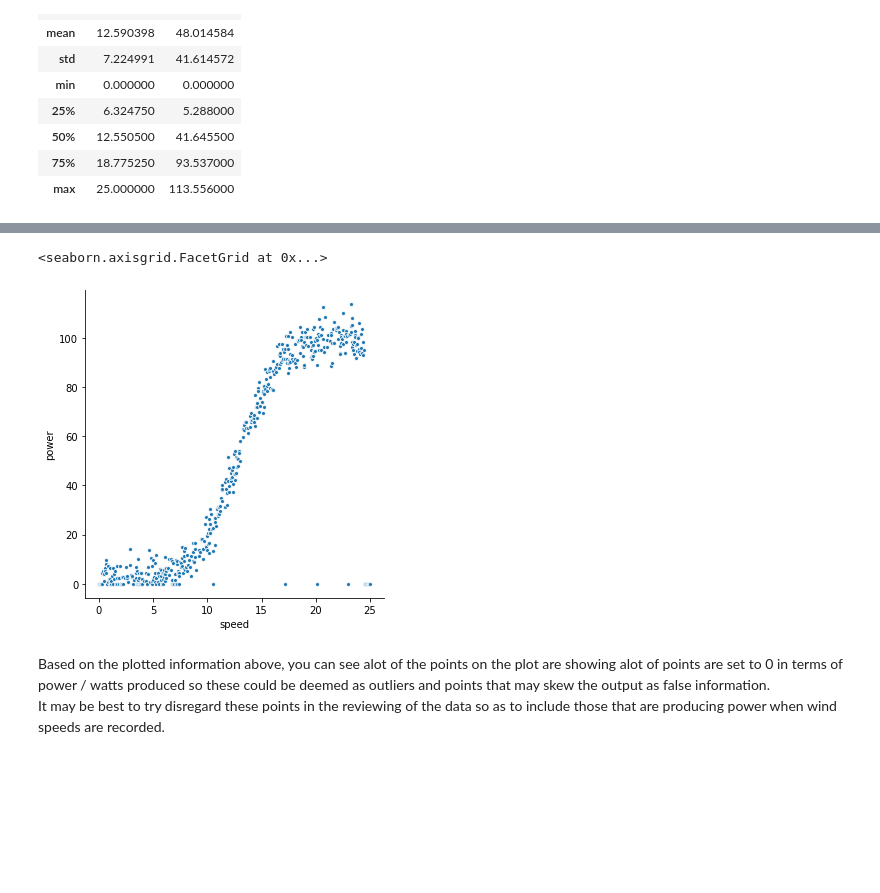
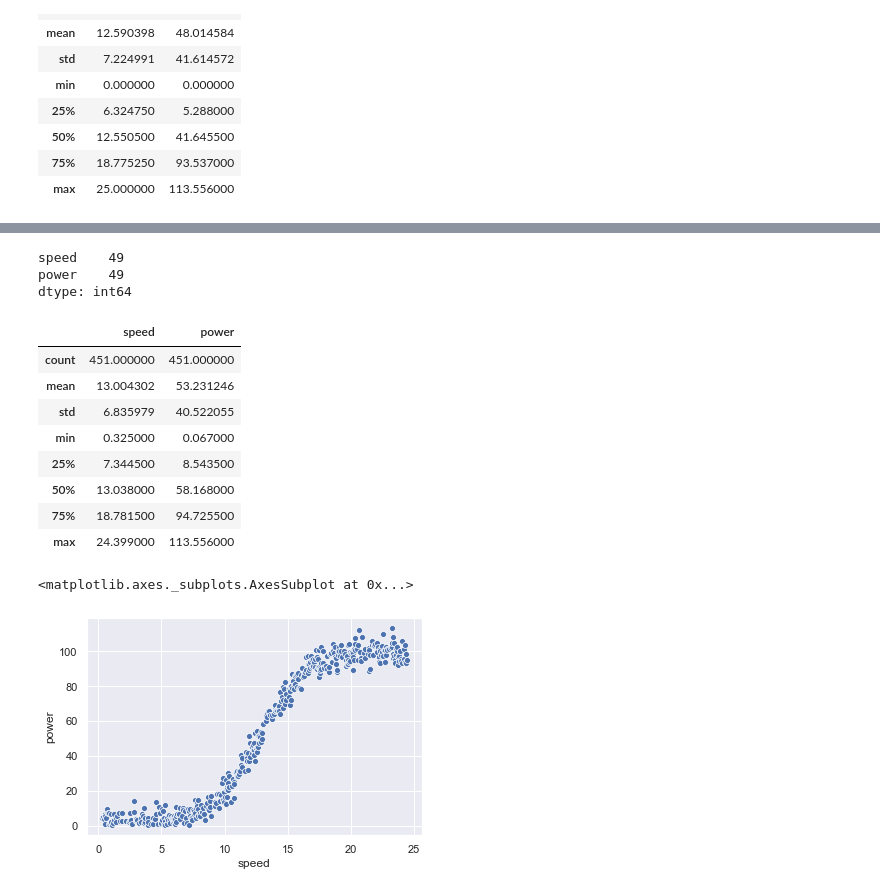
Before and after one commit to vwalsh86/Machine_Learning_Assessment, a Jupyter notebook: Wind Turbine Power.ipynb, the cells around one changed output, grey strips where cells are left out. Saved outputs shown, nothing was run; the diff lists cells and outputs as text; code cells hidden in the pictures; blank space fills up the shorter version.

```diff
--- a/Wind Turbine Power.ipynb
+++ b/Wind Turbine Power.ipynb
@@ -149,8 +164,8 @@ import matplotlib.pyplot as plt
 import seaborn as sns
 # %%
 # Read in the dataset from CSV file
-power_data = pd.read_csv("powerproduction.csv")
-print(power_data)
+data = pd.read_csv("powerproduction.csv")
+print(data)
 # %% [output]
       speed  power
 0     0.000    0.0
@@ -181,8 +384,32 @@ power_data.describe()
+# %%
+# There are 49 instances in the dataset where the power output is set to 0.
+
+cleandata.count()
+# %% [output]
+speed    49
+power    49
+dtype: int64
+# %%
+# Cleaning the dataset by removing all instances of power = 0
+
+index = data[(data['power'] == 0)].index
+data.drop(index, inplace=True)
+# %%
+# Gathering info for the new dataset to confirm the previous call worked
+# Currently have a dataset with 451 values as expected now that the 49 outliers are removed.
+data.describe()
+# %% [output]
+|  | speed | power |
+| count | 451.000000 | 451.000000 |
+| mean | 13.004302 | 53.231246 |
+| std | 6.835979 | 40.522055 |
+| min | 0.325000 | 0.067000 |
+| 25% | 7.344500 | 8.543500 |
+| 50% | 13.038000 | 58.168000 |
+| 75% | 18.781500 | 94.725500 |
+| max | 24.399000 | 113.556000 |
 # %%
-sns.relplot(data=power_data, x = "speed", y = "power", s=15)
+sns.scatterplot(x='speed',y='power',data = data)
 # %% [output]
-<seaborn.axisgrid.FacetGrid at 0x...>
+<matplotlib.axes._subplots.AxesSubplot at 0x...>
-[figure, old version]
+[figure, new version]
-# %% [markdown]
-Based on the plotted information above, you can see alot of the points on the plot are showing alot of points are set to 0 in terms of power / watts produced so these could be deemed as outliers and points that may skew the output as false information. <br>
-It may be best to try disregard these points in the reviewing of the data so as to include those that are producing power when wind speeds are recorded.
```
Also changed, not shown: parts of 24 cells of this notebook, 1 other file.
